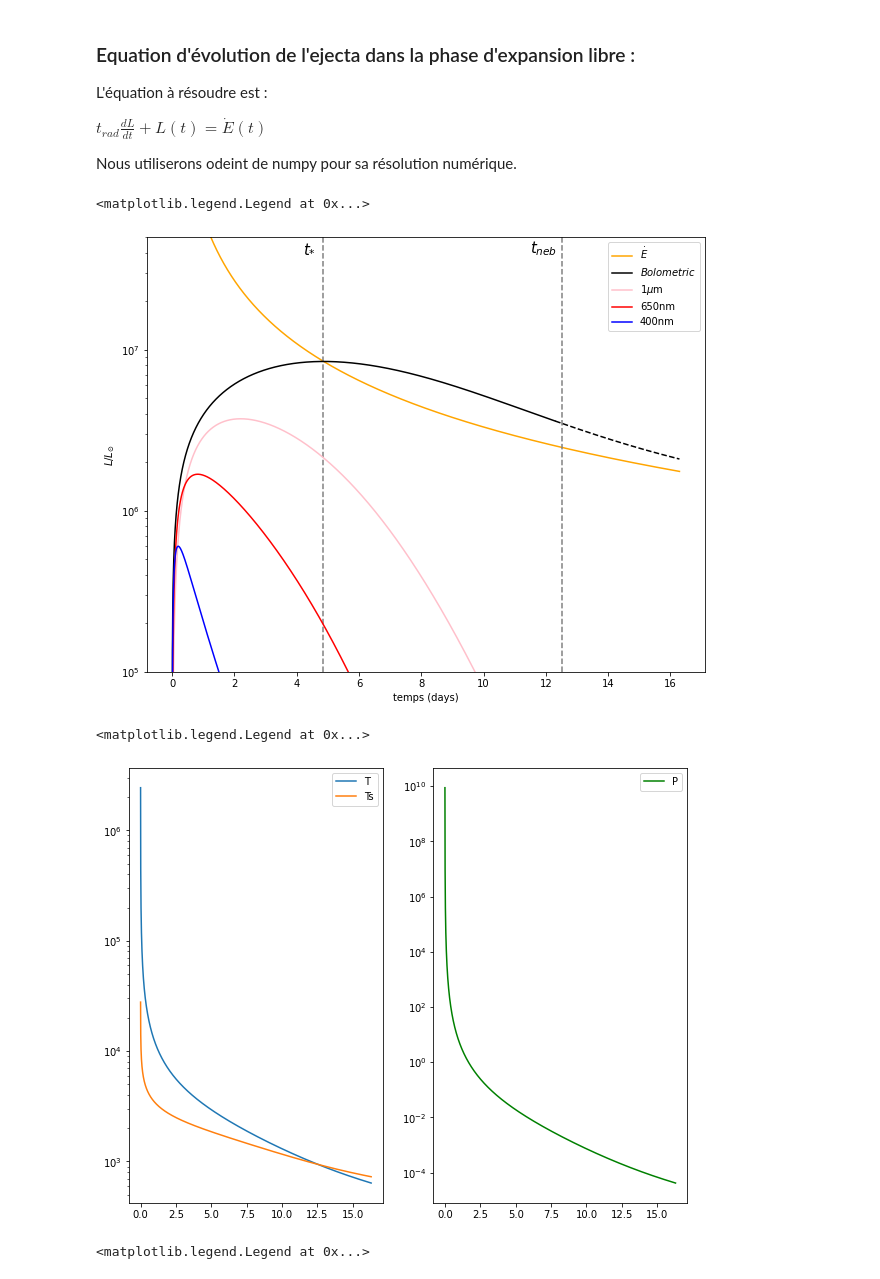
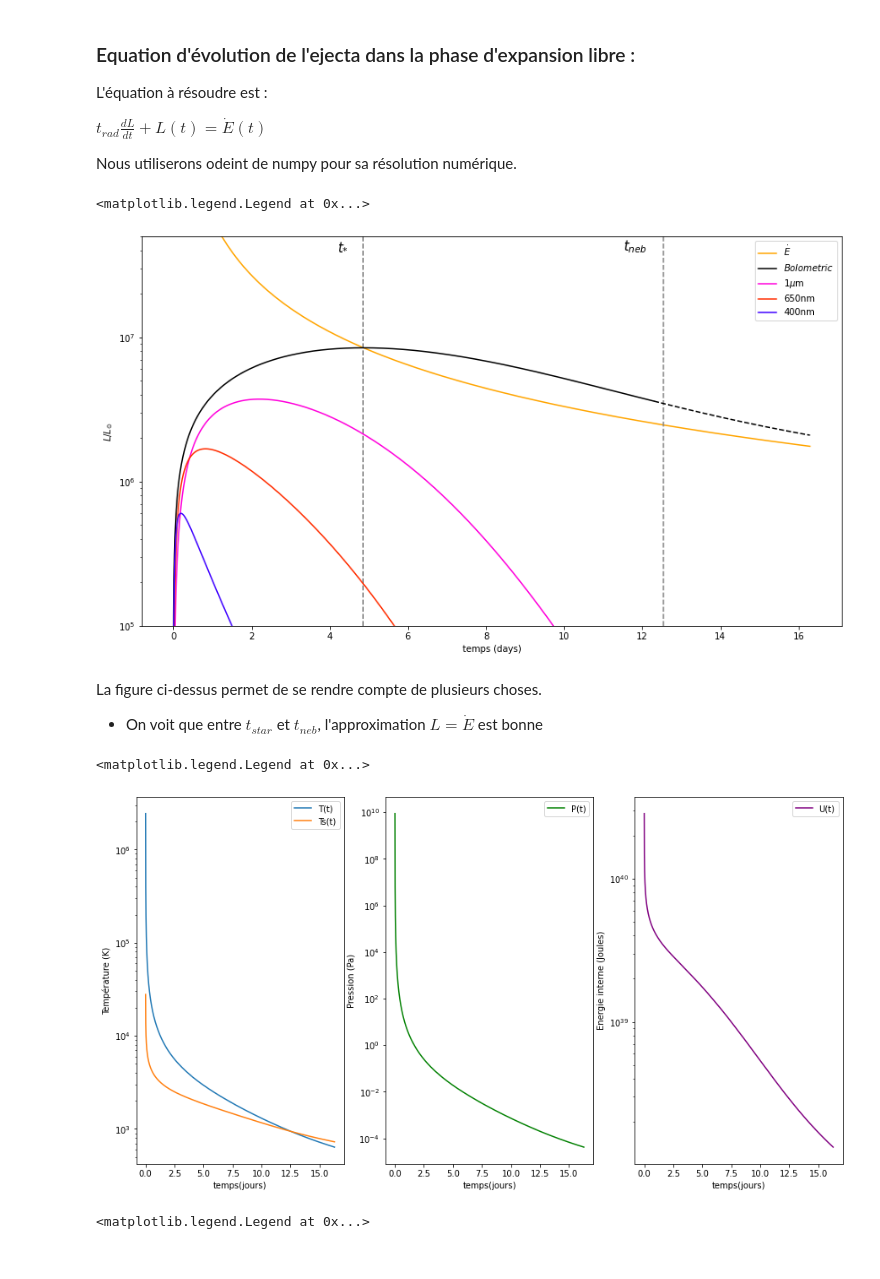
Before and after one commit to romainpch/PHY583, a Jupyter notebook: Astro.ipynb, the cells around one changed output. Cells and saved outputs as stored; diff of their text form; code cells hidden in the pictures.

```diff
--- a/Astro.ipynb
+++ b/Astro.ipynb
@@ -92,12 +62,0 @@ def E_dot(t) :
-# %%
-
-def P(t) :
-    return a*T(t)/3
-
-def U(t) :
-    return 4*pi*a*pow(R(t),3)*pow(T(t),4)/3
-
-
-
-def L(t) :
-    return 4*pi*pow(R(t),2)*sigma*pow(Ts(t),4)
@@ -130,58 +141,80 @@ def B(nu,Ts_list):
 # %%
-Nlim = 7550
+#Représentation grphique de L bolométrique ainsi que L pour différentes longueurs d'ondes
 
-plt.figure(figsize=[10,8])
+Nlim = 7550 #Utile pour tracer en pointillés après t_neb
+
+plt.figure(figsize=[14,8])
 plt.yscale('log')
 plt.ylim(1.e5,5.e7)
 plt.xlabel('temps (days)')
 plt.ylabel('$L/L_{\odot }$')
 
 #Plot de E point
 plt.plot(s2day(t), E_dot(t)/L_sun, color='orange', label='$\dot{E}$')
 #Ajout des lignes pointillées pour t_star et t_neb
 plt.axvline(x=s2day(t_star),color='gray',linestyle='--')
 plt.axvline(x=s2day(t_neb),color='gray',linestyle='--')
 #Ajout legende pour t_star et t_neb
 plt.text(int(s2day(t_star))+0.2,4.e7,'$t_{*}$',fontsize=15)
 plt.text(int(s2day(t_neb)) -0.5,4.e7,'$t_{neb}$',fontsize=15)
 
 #Plot Luminosité bolométrique
 plt.plot(s2day(t[:Nlim]),L[:Nlim]/L_sun,color='black', label='$Bolometric$')
 plt.plot(s2day(t[Nlim:]),L[Nlim:]/L_sun,linestyle='--',color='black')
 
 #Plot Luminosité Spécifiques
 lambda_Lspecifique = [1000.e-9, 650.e-9, 400.e-9]
-color_Lspecifique = ['pink', 'red', 'blue']
+color_Lspecifique = ['#FF00DC', '#FF2D00', '#3E00FF']
 label_Lspecifique = ['1$\mu$m', '650nm', '400nm']
 for i in range (len(lambda_Lspecifique)) :
     lambd = lambda_Lspecifique[i]
     nu = c/lambd
     Bnu = np.array(B(nu,Ts_list(t)[1:]))
     L_specifique = np.array([4*pow(pi,2)*pow(R(t[k+1]),2)*Bnu[k] for k in range(len(t)-1)])
     plt.plot(s2day(t[:Nlim]),nu*L_specifique[:Nlim]/L_sun,color=color_Lspecifique[i], label = label_Lspecifique[i])
 
 plt.legend(loc="upper right")
 # %% [output]
 <matplotlib.legend.Legend at 0x...>
-[figure, old version]
+[figure, new version]
+# %% [markdown]
+La figure ci-dessus permet de se rendre compte de plusieurs choses.
+
+- On voit que entre $t_{star}$ et $t_{neb}$, l'approximation $L = \dot{E}$ est bonne
 # %%
-plt.figure(figsize=[10,8])
+plt.figure(figsize=[15,8])
 T = T_list(t)
 Ts = Ts_list(t)
-P = [a*pow(t,4)/3 for t in T]
+P = P_list(t)
+U = U_list(t)
 
-plt.subplot(121)
+#Plot de la température
+plt.subplot(131)
+plt.xlabel("temps(jours)")
+plt.ylabel("Température (K)")
 plt.yscale('log')
-plt.plot(s2day(t[1:]),T[1:],label='T')
-plt.plot(s2day(t[1:]),Ts[1:],label='Ts')
+plt.plot(s2day(t[1:]),T[1:],label='T(t)')
+plt.plot(s2day(t[1:]),Ts[1:],label='Ts(t)')
 plt.legend()
-plt.subplot(122)
+
+#Plot de la Pression
+plt.subplot(132)
+plt.xlabel("temps(jours)")
+plt.ylabel("Pression (Pa)")
 plt.yscale('log')
-plt.plot(s2day(t[1:]),P[1:],label='P',color='green')
+plt.plot(s2day(t[1:]),P[1:],label='P(t)',color='green')
 plt.legend()
+
+#Plot de l'énergie interne
+plt.subplot(133)
+plt.xlabel("temps(jours)")
+plt.ylabel("Energie interne (Joules)")
+plt.yscale('log')
+plt.plot(s2day(t[1:]),U[1:],label='U(t)',color='purple')
+plt.legend()
 # %% [output]
 <matplotlib.legend.Legend at 0x...>
-[figure, old version]
+[figure, new version]
 # %%
 #Longueurs d'ondes et légendes correspondantes
 lambd = [2190e-9,1630e-9,1020e-9,900e-9,806e-9,464e-9,365e-9,450e-9]
```
Also changed, not shown: parts of 6 cells of this notebook.
